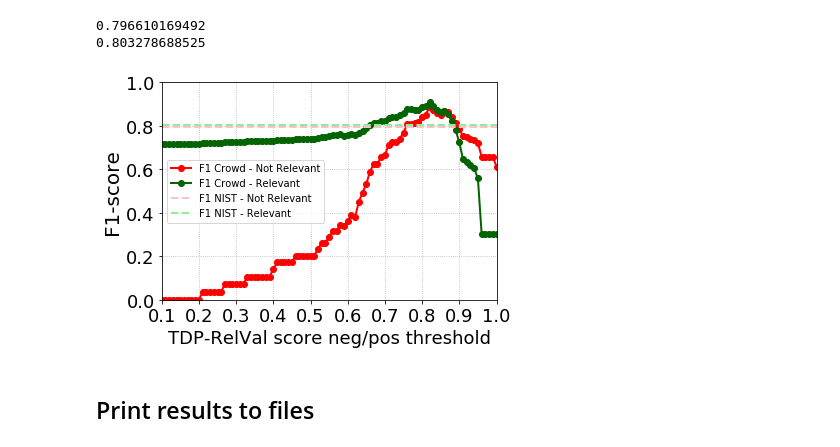
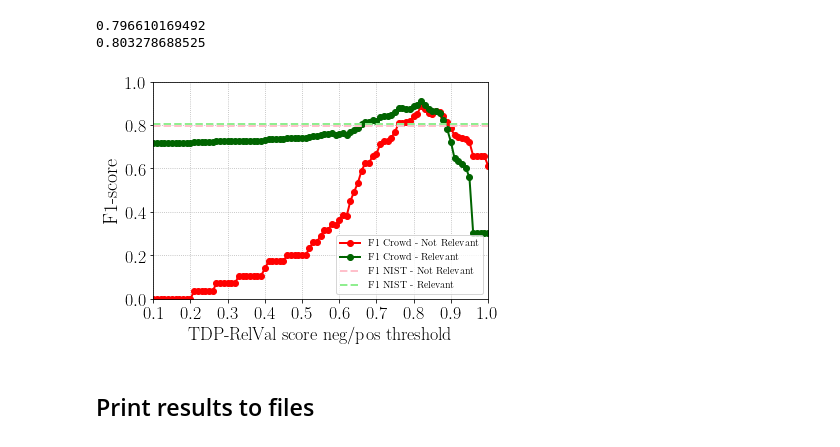
Before and after one commit to CrowdTruth/NYT-Crowdsourcing-Topical-Relevance, a Jupyter notebook: notebooks/Pilot 2P-Doc-NoHigh.ipynb, the cells around one changed output. Cells and saved outputs as stored; diff of their text form; code cells hidden in the pictures.

```diff
--- a/notebooks/Pilot 2P-Doc-NoHigh.ipynb
+++ b/notebooks/Pilot 2P-Doc-NoHigh.ipynb
@@ -203,26 +203,29 @@ print(expertsF1_relevant)
 crowdF1_notrelevant = func.compute_F1_score_not_relevant(results["units"])
 crowdF1_relevant = func.compute_F1_score_relevant(results["units"])
 # %%
+plt.rc('text', usetex=True)
+plt.rc('font', family='serif')
+
 plt.rcParams['figure.figsize'] = 6, 4
 plt.plot(crowdF1_notrelevant[:,0], crowdF1_notrelevant[:,1], 'bo-', color = 'red', lw = 2, label = "F1 Crowd - Not Relevant")
 plt.plot(crowdF1_relevant[:,0], crowdF1_relevant[:,1], 'bo-', color = 'darkgreen', lw = 2, label = "F1 Crowd - Relevant")
 
 plt.axhline(y = expertsF1_notrelevant, ls = '--', color = 'pink', lw = 2, label = "F1 NIST - Not Relevant")
 plt.axhline(y = expertsF1_relevant, ls = '--', color = 'lightgreen', lw = 2, label = "F1 NIST - Relevant")
 plt.xlim(0.1,1.0)
 plt.xlabel("TDP-RelVal score neg/pos threshold", fontsize=18)
 plt.ylabel("F1-score", fontsize=20)
 plt.yticks(fontsize=20)
 plt.ylim(0.0,1.0)
 plt.xticks(fontsize=18)
 plt.yticks(fontsize=18)
 leg = plt.legend()
 leg.get_frame().set_alpha(0.8)
 plt.grid(ls=':')
 #plt.title("Without Highlight, Relations Not Merged, 3-point scale")
 plt.savefig("../Plots/2p_withoutHighlight_F1_merged_eval_reviewers.pdf", bbox_inches='tight', dpi=1000)
 # %% [output]
-[figure, old version]
+[figure, new version]
 # %% [markdown]
 ## Print results to files
 # %%
```
Also changed, not shown: 45 other files.
